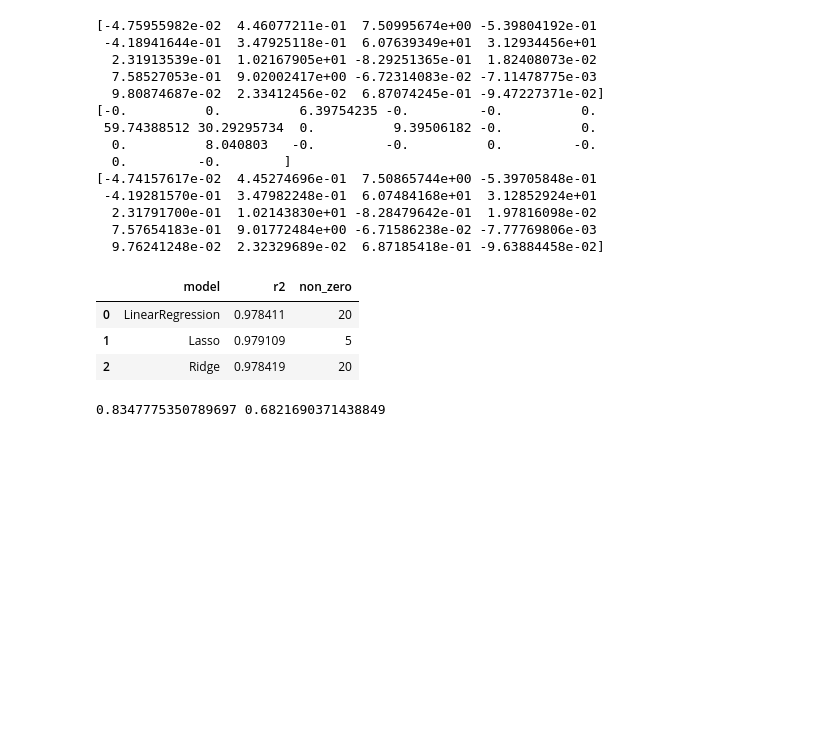
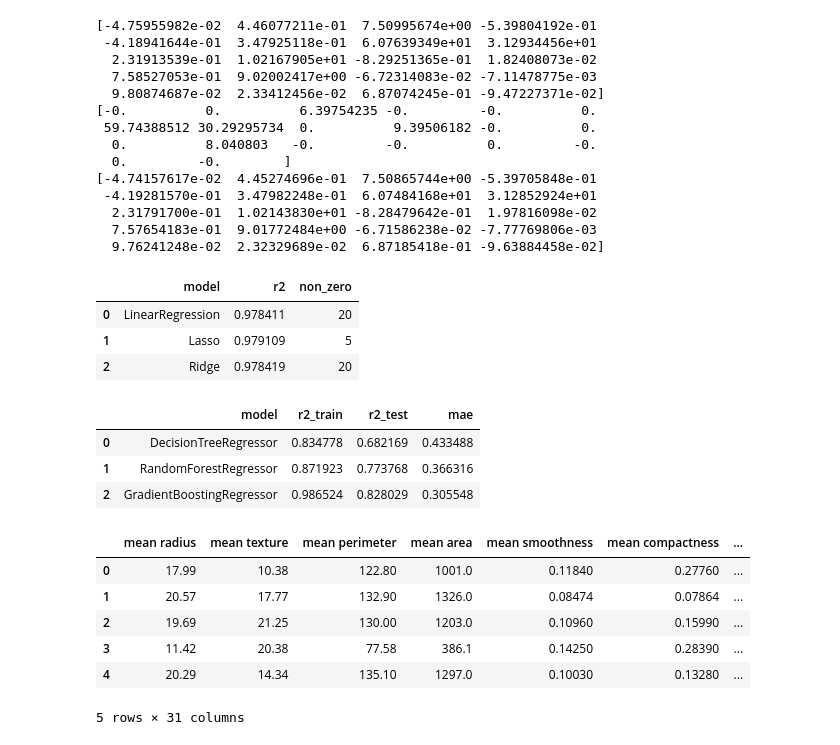
Before and after one commit to dmitriy-shtefan/python-ai, a Jupyter notebook: заняття_7/notebooks/notebook.ipynb, the cells around one changed output. Saved outputs shown, nothing was run; the diff lists cells and outputs as text; code cells hidden in the pictures; blank space fills up the shorter version.

```diff
--- a/заняття_7/notebooks/notebook.ipynb
+++ b/заняття_7/notebooks/notebook.ipynb
@@ -167,6 +168,8 @@ pd.DataFrame(rows)
 # %%
 from sklearn.datasets import fetch_california_housing
 from sklearn.tree import DecisionTreeRegressor
+from sklearn.ensemble import RandomForestRegressor, GradientBoostingRegressor
+from sklearn.metrics import mean_absolute_error
 
 housing_df = fetch_california_housing(as_frame=True).frame
 
@@ -175,15 +178,56 @@ y = housing_df["MedHouseVal"]
 
 X_train, X_test, y_train, y_test = train_test_split(X, y, test_size=0.2, random_state=42)
 
-model = DecisionTreeRegressor(max_depth=10, random_state=42)
-model.fit(X_train, y_train)
+trees = [
+    {
+        "model_name": "DecisionTreeRegressor",
+        "model": DecisionTreeRegressor(max_depth=10, random_state=42)
+    },
+    {
+        "model_name": "RandomForestRegressor",
+        "model": RandomForestRegressor(n_estimators=100, max_depth=10, random_state=42)
+    },
+    {
+        "model_name": "GradientBoostingRegressor",
+        "model": GradientBoostingRegressor(n_estimators=100, max_depth=10, random_state=42)
+    }
+]
 
-y_pred = model.predict(X_test)
-y_train_pred = model.predict(X_train)
+metrics = []
 
-r2_train = r2_score(y_train, y_train_pred)
-r2_test = r2_score(y_test, y_pred)
+for tree in trees:
+    model = tree['model']
+    model.fit(X_train, y_train)
 
-print(r2_train, r2_test)
+    y_pred = model.predict(X_test)
+    y_train_pred = model.predict(X_train)
+
+    metrics.append({
+        "model": tree['model_name'],
+        "r2_train": r2_score(y_train, y_train_pred),
+        "r2_test": r2_score(y_test, y_pred),
+        "mae": mean_absolute_error(y_test, y_pred)
+    })
+
+
+metrics_df = pd.DataFrame(metrics)
+metrics_df
 # %% [output]
-0.8347775350789697 0.6821690371438849
+|  | model | r2_train | r2_test | mae |
+| 0 | DecisionTreeRegressor | 0.834778 | 0.682169 | 0.433488 |
+| 1 | RandomForestRegressor | 0.871923 | 0.773768 | 0.366316 |
+| 2 | GradientBoostingRegressor | 0.986524 | 0.828029 | 0.305548 |
+# %%
+from sklearn.datasets import load_breast_cancer
+
+
+df = load_breast_cancer(as_frame=True).frame
+df.head()
+# %% [output]
+|  | mean radius | mean texture | mean perimeter | mean area | mean smoothness | mean compactness | ... |
+| 0 | 17.99 | 10.38 | 122.80 | 1001.0 | 0.11840 | 0.27760 | ... |
+| 1 | 20.57 | 17.77 | 132.90 | 1326.0 | 0.08474 | 0.07864 | ... |
+| 2 | 19.69 | 21.25 | 130.00 | 1203.0 | 0.10960 | 0.15990 | ... |
+| 3 | 11.42 | 20.38 | 77.58 | 386.1 | 0.14250 | 0.28390 | ... |
+| 4 | 20.29 | 14.34 | 135.10 | 1297.0 | 0.10030 | 0.13280 | ... |
+5 rows × 31 columns
```
Also changed, not shown: parts of 5 cells of this notebook, 2 other files.
